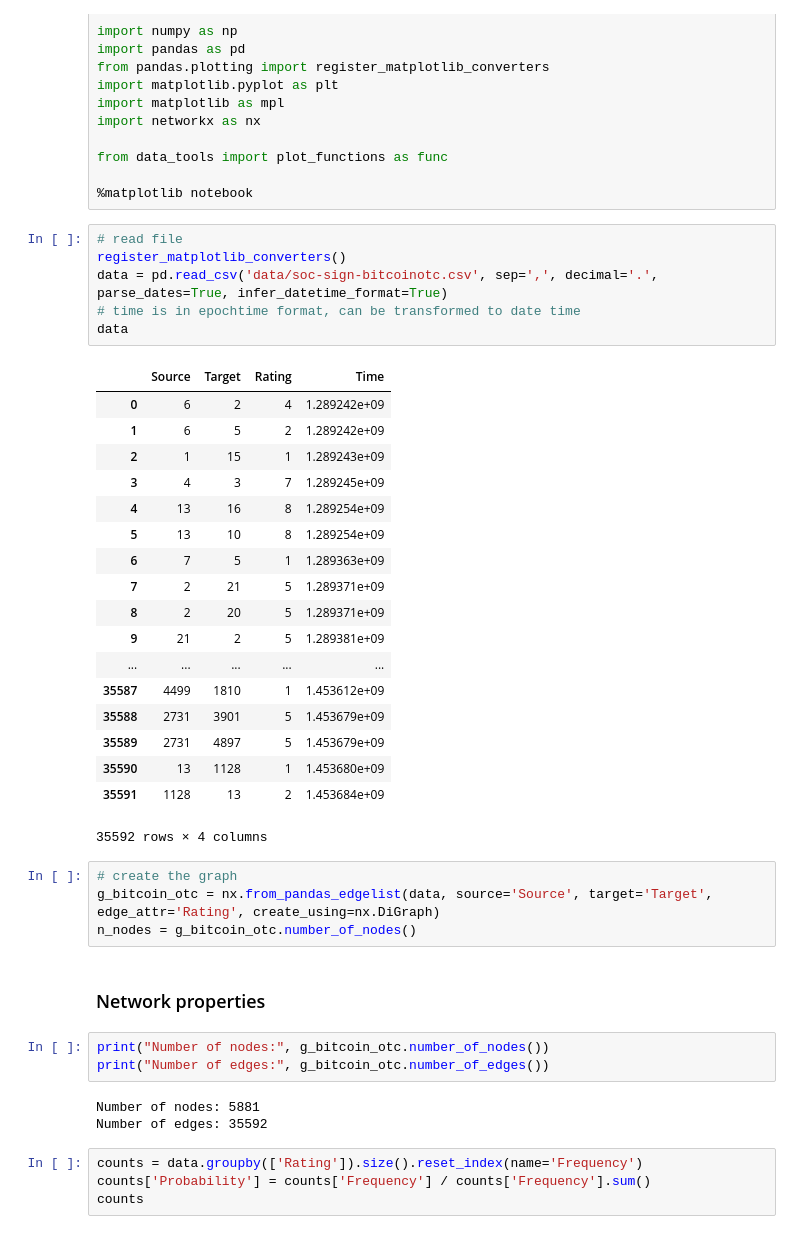
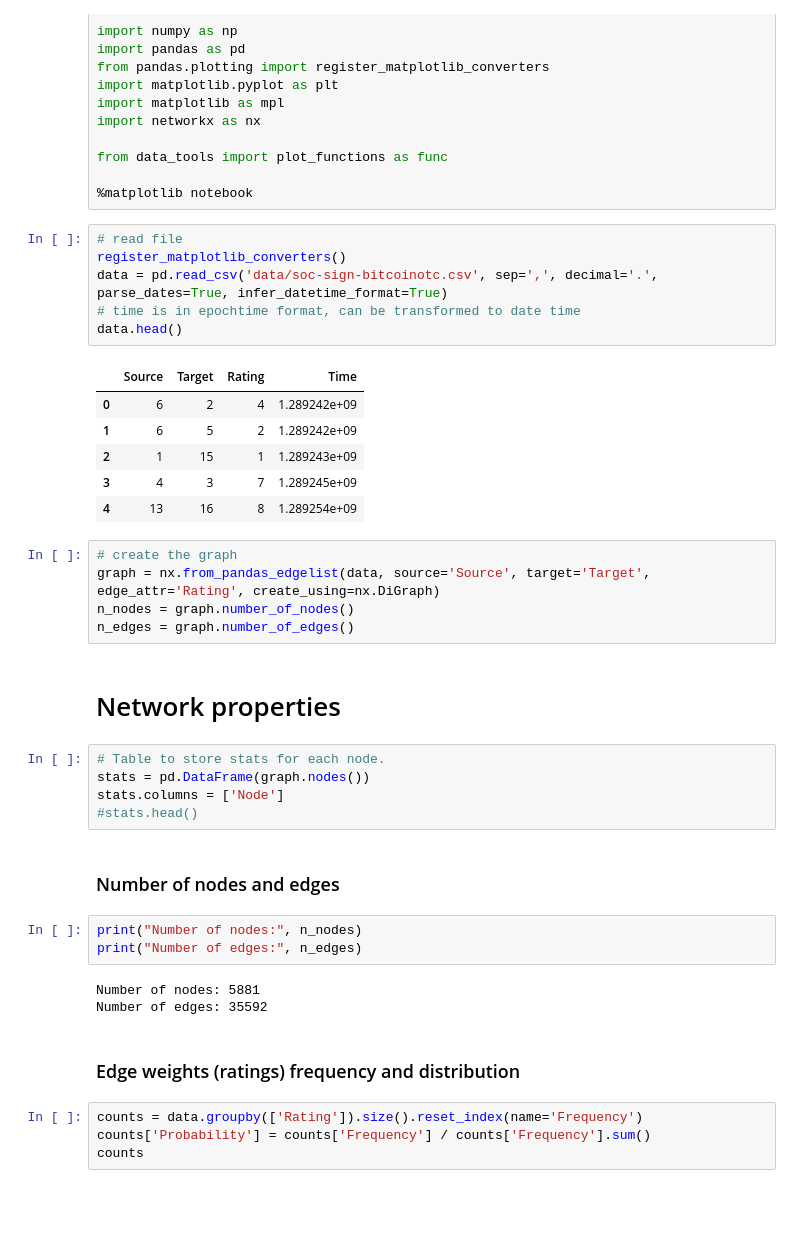
Before and after one commit to LukaszNiewinski/Network-Science, a Jupyter notebook: directed_network.ipynb, the cells around one changed output. Saved outputs shown, nothing was run; the diff lists cells and outputs as text; blank space fills up the shorter version.

```diff
--- a/directed_network.ipynb
+++ b/directed_network.ipynb
@@ -27,40 +31,38 @@ from data_tools import plot_functions as func
 # %%
 # read file
 register_matplotlib_converters()
 data = pd.read_csv('data/soc-sign-bitcoinotc.csv', sep=',', decimal='.', parse_dates=True, infer_datetime_format=True)
 # time is in epochtime format, can be transformed to date time
-data
+data.head()
 # %% [output]
 |  | Source | Target | Rating | Time |
 | 0 | 6 | 2 | 4 | 1.289242e+09 |
 | 1 | 6 | 5 | 2 | 1.289242e+09 |
 | 2 | 1 | 15 | 1 | 1.289243e+09 |
 | 3 | 4 | 3 | 7 | 1.289245e+09 |
 | 4 | 13 | 16 | 8 | 1.289254e+09 |
-| 5 | 13 | 10 | 8 | 1.289254e+09 |
-| 6 | 7 | 5 | 1 | 1.289363e+09 |
-| 7 | 2 | 21 | 5 | 1.289371e+09 |
-| 8 | 2 | 20 | 5 | 1.289371e+09 |
-| 9 | 21 | 2 | 5 | 1.289381e+09 |
-| ... | ... | ... | ... | ... |
-| 35587 | 4499 | 1810 | 1 | 1.453612e+09 |
-| 35588 | 2731 | 3901 | 5 | 1.453679e+09 |
-| 35589 | 2731 | 4897 | 5 | 1.453679e+09 |
-| 35590 | 13 | 1128 | 1 | 1.453680e+09 |
-| 35591 | 1128 | 13 | 2 | 1.453684e+09 |
-35592 rows × 4 columns
 # %%
 # create the graph
-g_bitcoin_otc = nx.from_pandas_edgelist(data, source='Source', target='Target', edge_attr='Rating', create_using=nx.DiGraph)
-n_nodes = g_bitcoin_otc.number_of_nodes()
+graph = nx.from_pandas_edgelist(data, source='Source', target='Target', edge_attr='Rating', create_using=nx.DiGraph)
+n_nodes = graph.number_of_nodes()
+n_edges = graph.number_of_edges()
 # %% [markdown]
-### Network properties
+# Network properties
+# %%
+# Table to store stats for each node.
+stats = pd.DataFrame(graph.nodes())
+stats.columns = ['Node']
+#stats.head()
+# %% [markdown]
+### Number of nodes and edges
 # %%
-print("Number of nodes:", g_bitcoin_otc.number_of_nodes())
-print("Number of edges:", g_bitcoin_otc.number_of_edges())
+print("Number of nodes:", n_nodes)
+print("Number of edges:", n_edges)
 # %% [output]
 Number of nodes: 5881
 Number of edges: 35592
+# %% [markdown]
+### Edge weights (ratings) frequency and distribution
 # %%
 counts = data.groupby(['Rating']).size().reset_index(name='Frequency')
 counts['Probability'] = counts['Frequency'] / counts['Frequency'].sum()
```
Also changed, not shown: parts of 32 cells of this notebook, 7 other files.
